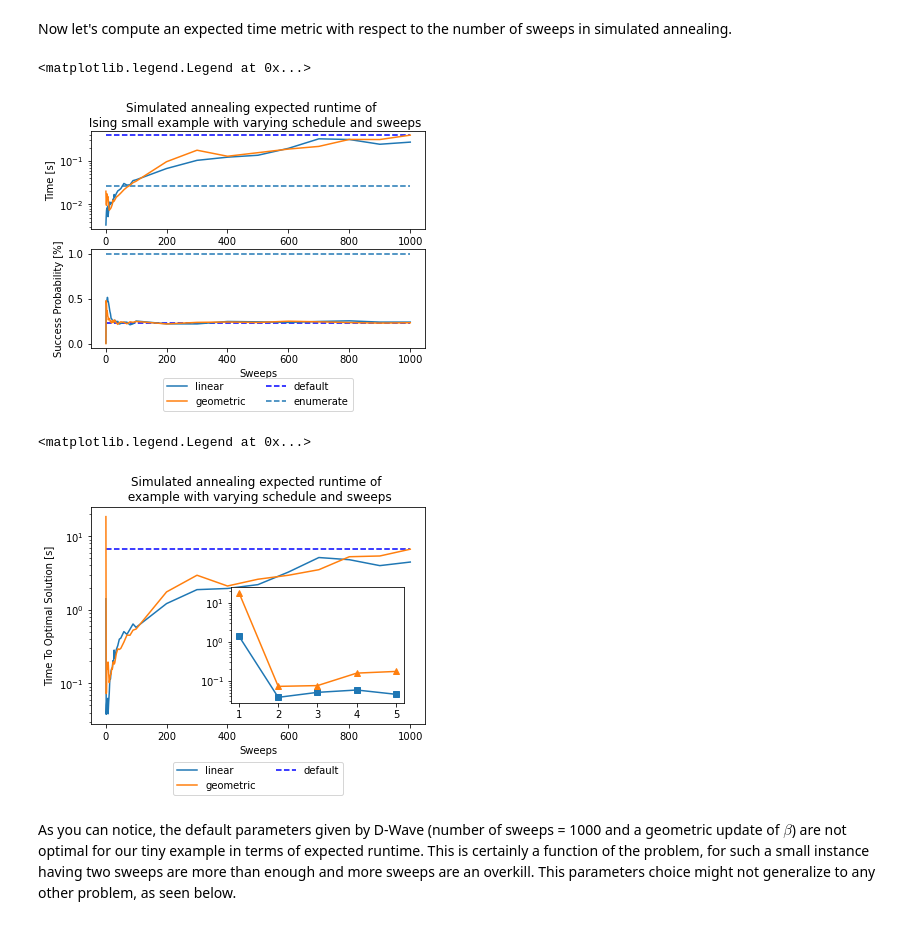
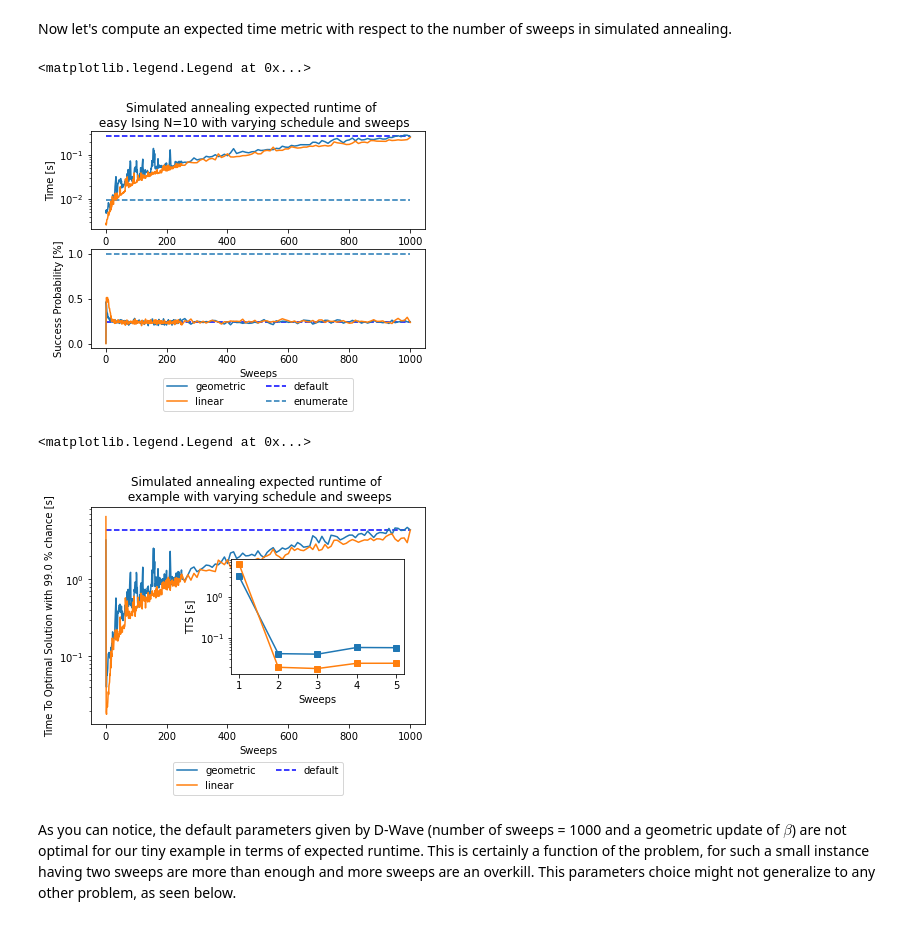
Before and after one commit to bernalde/QuIPML, a Jupyter notebook: notebooks/Notebook 4 - Benchmarking.ipynb, the cells around one changed output. Cells and saved outputs as stored; diff of their text form; code cells hidden in the pictures.

```diff
--- a/notebooks/Notebook 4 - Benchmarking.ipynb
+++ b/notebooks/Notebook 4 - Benchmarking.ipynb
@@ -273,20 +290,19 @@ for schedule in schedules:
 # %%
 fig, (ax1, ax2) = plt.subplots(2)
 fig.suptitle('Simulated annealing expected runtime of \n' +
-             ' random Ising N=100 with varying schedule and sweeps')
+             ' easy Ising N=10 with varying schedule and sweeps')
 
-ax1.semilogy(sweeps, t['linear'], '-', label='linear')
-ax1.semilogy(sweeps, t['geometric'], '-', label='geometric')
-ax1.hlines(t['geometric'][-1], sweeps[0], sweeps[-1],
+for schedule in schedules:
+    ax1.semilogy(sweeps, results['t'][schedule], '-', label=schedule)
+ax1.hlines(results['t']['geometric'][-1], sweeps[0], sweeps[-1],
            linestyle='--', label='default', colors='b')
 ax1.hlines(timeEnum, sweeps[0], sweeps[-1], linestyle='--', label='enumerate')
 
 ax1.set(ylabel='Time [s]')
 
-
-ax2.plot(sweeps, p['linear'], '-', label='linear')
-ax2.plot(sweeps, p['geometric'], '-', label='geometric')
-ax2.hlines(p['geometric'][-1], sweeps[0], sweeps[-1],
+for schedule in schedules:
+    ax2.plot(sweeps, results['p'][schedule], '-', label=schedule)
+ax2.hlines(results['p']['geometric'][-1], sweeps[0], sweeps[-1],
            linestyle='--', label='default', colors='b')
 ax2.hlines(1, sweeps[0], sweeps[-1], linestyle='--', label='enumerate')
 
@@ -296,31 +312,34 @@ ax2.set(xlabel='Sweeps')
 plt.legend(ncol=2, loc='upper center', bbox_to_anchor=(0.5, -0.25))
 # %% [output]
 <matplotlib.legend.Legend at 0x...>
-[figure, old version]
+[figure, new version]
 # %%
-
 fig1 = plt.figure()
 ax1 = fig1.add_subplot(111)
-ax1.semilogy(sweeps, tts['linear'], '-', label='linear')
-ax1.semilogy(sweeps, tts['geometric'], '-', label='geometric')
+for schedule in schedules:
+    ax1.semilogy(sweeps, results['tts'][schedule], '-', label=schedule)
+
 
 # Value for the default solution
-ttsDefault = tts['geometric'][-1]
+ttsDefault = results['tts']['geometric'][-1]
 ax1.hlines(ttsDefault, sweeps[0], sweeps[-1], linestyle='--', label='default', colors='b')
 
 
-plt.ylabel('Time To Optimal Solution [s]')
-plt.xlabel('Sweeps')
-plt.title('Simulated annealing expected runtime of \n' + ' example with varying schedule and sweeps')
+ax1.set_ylabel('Time To Optimal Solution with ' + str(s*100) +' % chance [s]')
+ax1.set_xlabel('Sweeps')
+ax1.set_title('Simulated annealing expected runtime of \n' + ' example with varying schedule and sweeps')
 
-ax2 = plt.axes([.45, .2, .4, .4])
-ax2.semilogy(sweeps[0:5],tts['linear'][0:5],'-s')
-ax2.semilogy(sweeps[0:5],tts['geometric'][0:5],'-^')
+ax2 = plt.axes([.45, .3, .4, .4])
+for schedule in schedules:
+    ax2.semilogy(sweeps[0:5],results['tts'][schedule][0:5],'-s')
+ax2.set_ylabel('TTS [s]')
+ax2.set_xlabel('Sweeps')
+
 
 ax1.legend(ncol = 2, loc='upper center', bbox_to_anchor=(0.5, -0.15))
 # %% [output]
 <matplotlib.legend.Legend at 0x...>
-[figure, old version]
+[figure, new version]
 # %% [markdown]
 As you can notice, the default parameters given by D-Wave (number of sweeps = 1000 and a geometric update of $\beta$) are not optimal for our tiny example in terms of expected runtime.
 This is certainly a function of the problem, for such a small instance having two sweeps are more than enough and more sweeps are an overkill.
```
Also changed, not shown: parts of 29 cells of this notebook.
